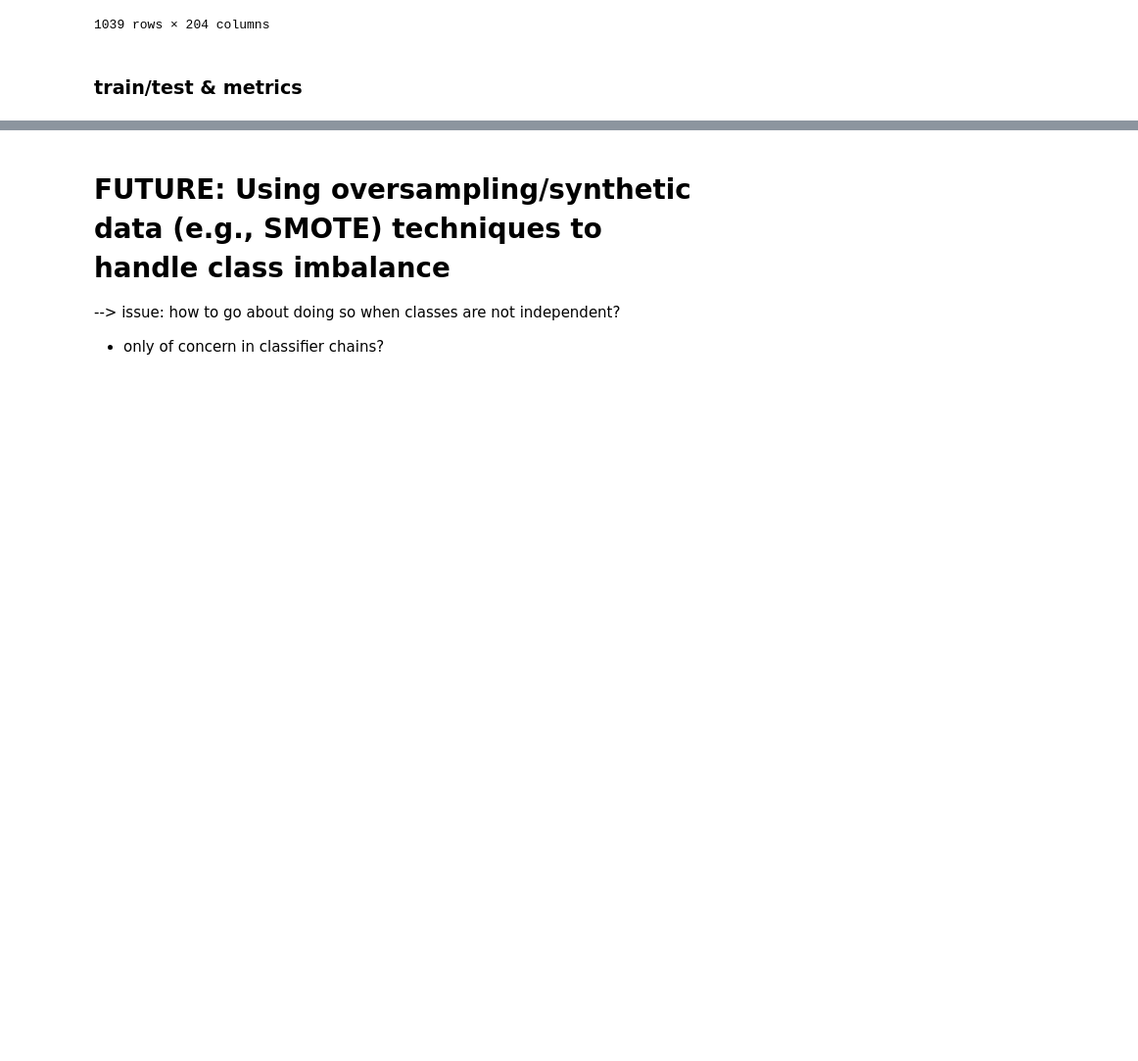
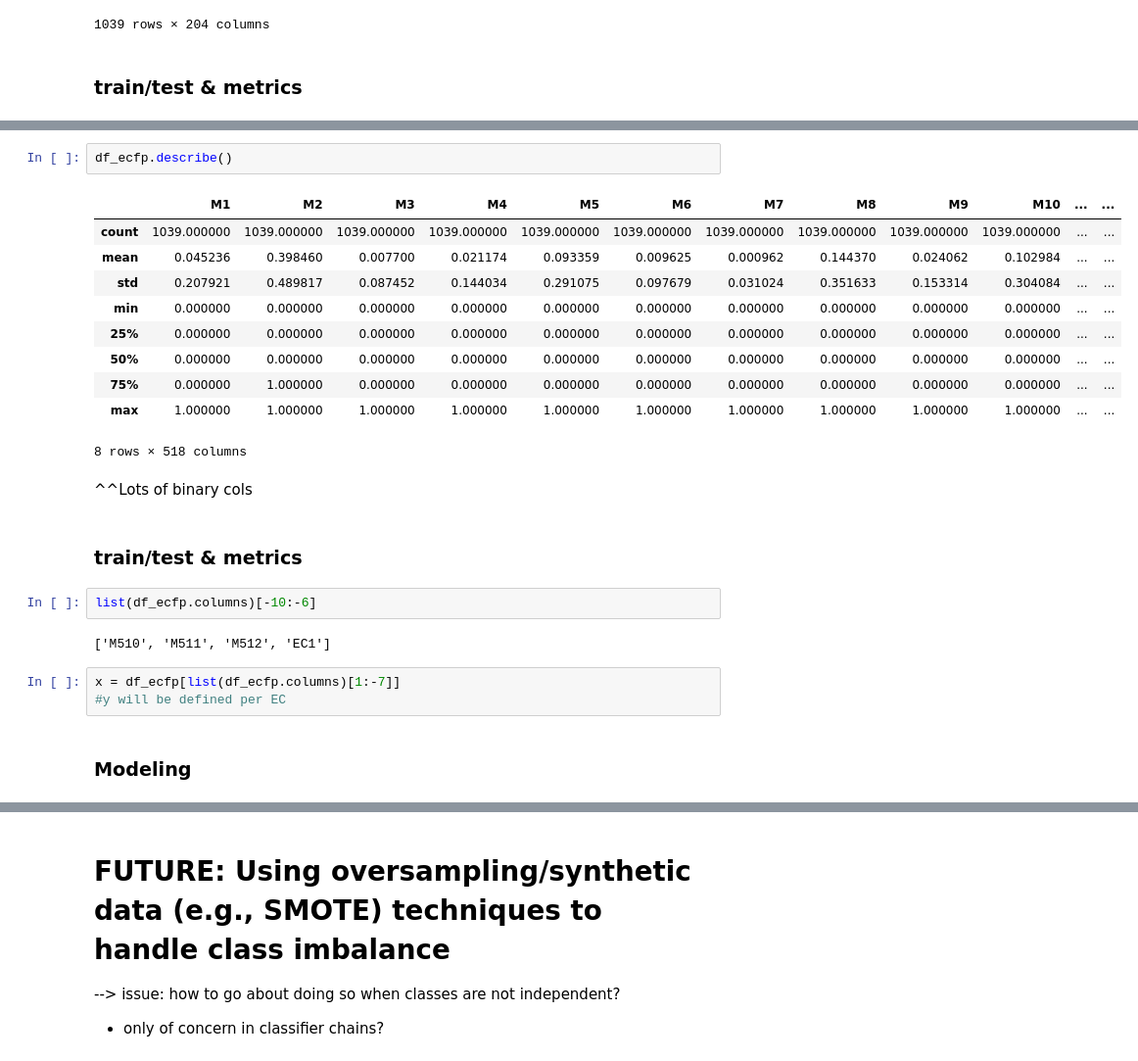
Before and after one commit to alainareeba/BIOL3340_EnzymeClassification, a Jupyter notebook: Bioinf_enzymesubstrates.ipynb, the cells around one changed output, grey strips where cells are left out. Shown at 98% size. Cells and saved outputs as stored; diff of their text form; blank space fills up the shorter version.

```diff
--- a/Bioinf_enzymesubstrates.ipynb
+++ b/Bioinf_enzymesubstrates.ipynb
@@ -963,0 +1104,26 @@ x = df_desc[list(df_desc.columns)[1:-7]]
+# %%
+df_ecfp.describe()
+# %% [output]
+|  | M1 | M2 | M3 | M4 | M5 | M6 | M7 | M8 | M9 | M10 | ... | ... |
+| count | 1039.000000 | 1039.000000 | 1039.000000 | 1039.000000 | 1039.000000 | 1039.000000 | 1039.000000 | 1039.000000 | 1039.000000 | 1039.000000 | ... | ... |
+| mean | 0.045236 | 0.398460 | 0.007700 | 0.021174 | 0.093359 | 0.009625 | 0.000962 | 0.144370 | 0.024062 | 0.102984 | ... | ... |
+| std | 0.207921 | 0.489817 | 0.087452 | 0.144034 | 0.291075 | 0.097679 | 0.031024 | 0.351633 | 0.153314 | 0.304084 | ... | ... |
+| min | 0.000000 | 0.000000 | 0.000000 | 0.000000 | 0.000000 | 0.000000 | 0.000000 | 0.000000 | 0.000000 | 0.000000 | ... | ... |
+| 25% | 0.000000 | 0.000000 | 0.000000 | 0.000000 | 0.000000 | 0.000000 | 0.000000 | 0.000000 | 0.000000 | 0.000000 | ... | ... |
+| 50% | 0.000000 | 0.000000 | 0.000000 | 0.000000 | 0.000000 | 0.000000 | 0.000000 | 0.000000 | 0.000000 | 0.000000 | ... | ... |
+| 75% | 0.000000 | 1.000000 | 0.000000 | 0.000000 | 0.000000 | 0.000000 | 0.000000 | 0.000000 | 0.000000 | 0.000000 | ... | ... |
+| max | 1.000000 | 1.000000 | 1.000000 | 1.000000 | 1.000000 | 1.000000 | 1.000000 | 1.000000 | 1.000000 | 1.000000 | ... | ... |
+8 rows × 518 columns
+# %% [markdown]
+^^Lots of binary cols
+# %% [markdown]
+### train/test & metrics
+# %%
+list(df_ecfp.columns)[-10:-6]
+# %% [output]
+['M510', 'M511', 'M512', 'EC1']
+# %%
+x = df_ecfp[list(df_ecfp.columns)[1:-7]]
+#y will be defined per EC
+# %% [markdown]
+### Modeling
```
Also changed, not shown: parts of 33 cells of this notebook.
